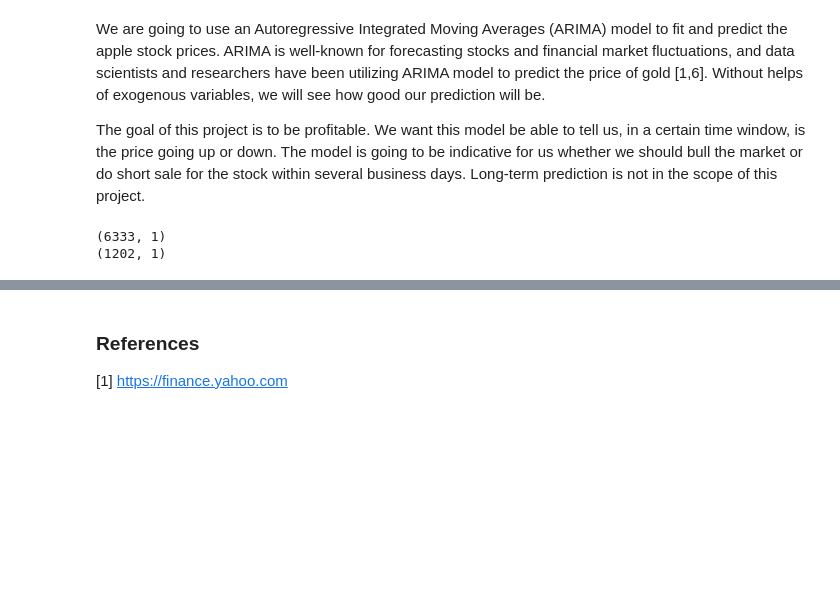
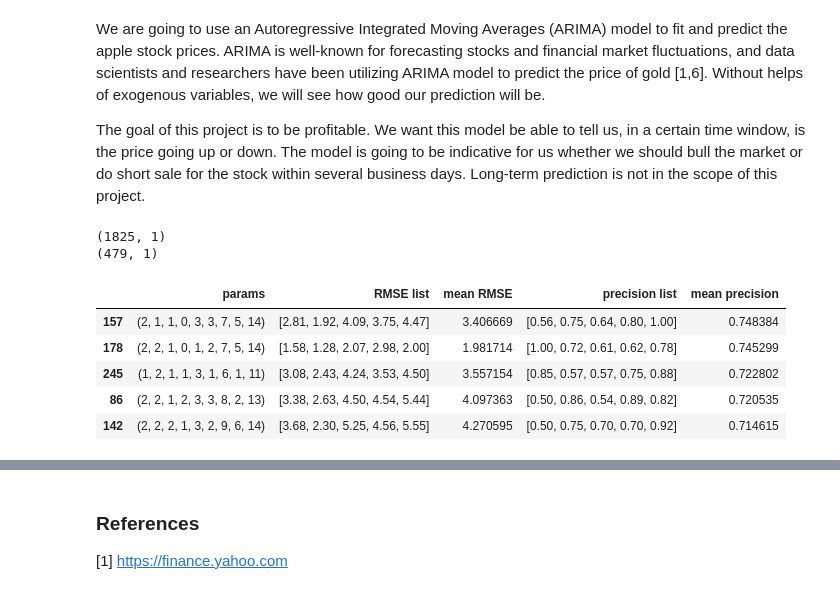
Before and after one commit to corrimare/stock, a Jupyter notebook: apple.ipynb, the cells around one changed output, grey strips where cells are left out. Cells and saved outputs as stored; diff of their text form; code cells hidden in the pictures; blank space fills up the shorter version.

```diff
--- a/apple.ipynb
+++ b/apple.ipynb
@@ -262,55 +262,61 @@ The goal of this project is to be profitable. We want this model be able to tell
 ####################################################
 # Fill missing dates
 ####################################################
-Y=apple[['open']]
+Y=apple[['open']].loc[pd.to_datetime("2015", format='%Y'):]
 Y=Y.resample('D').ffill()
-Y.tail()
 ###############################################
 # Train-test split
 ###############################################
-y_train=Y.loc[Y.index<pd.to_datetime("2018", format='%Y')]
-y_test=Y.loc[Y.index>=pd.to_datetime("2018", format='%Y')]
+y_train=Y.loc[Y.index<pd.to_datetime("2020", format='%Y')]
+y_test=Y.loc[Y.index>=pd.to_datetime("2020", format='%Y')]
 print(y_train.shape)
 print(y_test.shape)
 # %% [output]
-(6333, 1)
-(1202, 1)
+(1825, 1)
+(479, 1)
 # %%
 ##########################################################################################
 # Use train set to do cross validation hyperparameter tunning - random search
 ##########################################################################################
-random.seed(3)
+random.seed(6)
 #################################################
 # params=(p, d, q, P, D, Q, s, weekday, interval)
 #################################################
 PARAMS=list(set([(
     random.sample([1, 2], 1)[0], random.sample([1, 2], 1)[0],
     random.sample([1, 2], 1)[0], random.sample([0, 1, 2, 3], 1)[0],
     random.sample([0, 1, 2, 3], 1)[0], random.sample([0, 1, 2, 3], 1)[0],
     random.sample([2, 3, 4, 5, 6, 7, 8, 9], 1)[0],
     random.sample([0, 1, 2, 3, 4, 5, 6], 1)[0],
-    random.sample([1, 2, 3, 4, 5, 6, 7, 8, 9, 10], 1)[0]) for i in range(100)]))
+    random.sample([1, 2, 3, 4, 5, 6, 7, 8, 9, 10, 11, 12, 13, 14], 1)[0]) for i in range(1000)]))
 results=pd.DataFrame(columns=['params', 'RMSE list', 'mean RMSE', 'precision list', 'mean precision'])
 index=0
 for params in tqdm.tqdm(PARAMS):
     try:
         RMSE_list=[]
         precision_list=[]
         for train_index, test_index in TimeSeriesSplit(n_splits=5).split(y_train):
             y_train_train, y_train_test=y_train.iloc[train_index], y_train.iloc[test_index]
             prices=sarimax_predict(y_train_train, y_train_test, params=params)
             RMSE_list.append(RMSE(prices))
             precision_list.append(precision(prices))
         results=results.append(pd.DataFrame({'params': [params],
                     'RMSE list': [['{:.2f}'.format(ele) for ele in RMSE_list]],
                     'mean RMSE': [np.mean(RMSE_list)],
                     'precision list': [['{:.2f}'.format(ele) for ele in precision_list]],
                     'mean precision': [np.mean(precision_list)]}, index=[index]))
         index+=1
     except:
         pass
 #####################################################
 results.sort_values(by=['mean precision', 'mean RMSE'], ascending=[False, True]).head()
+# %% [output]
+|  | params | RMSE list | mean RMSE | precision list | mean precision |
+| 157 | (2, 1, 1, 0, 3, 3, 7, 5, 14) | [2.81, 1.92, 4.09, 3.75, 4.47] | 3.406669 | [0.56, 0.75, 0.64, 0.80, 1.00] | 0.748384 |
+| 178 | (2, 2, 1, 0, 1, 2, 7, 5, 14) | [1.58, 1.28, 2.07, 2.98, 2.00] | 1.981714 | [1.00, 0.72, 0.61, 0.62, 0.78] | 0.745299 |
+| 245 | (1, 2, 1, 1, 3, 1, 6, 1, 11) | [3.08, 2.43, 4.24, 3.53, 4.50] | 3.557154 | [0.85, 0.57, 0.57, 0.75, 0.88] | 0.722802 |
+| 86 | (2, 2, 1, 2, 3, 3, 8, 2, 13) | [3.38, 2.63, 4.50, 4.54, 5.44] | 4.097363 | [0.50, 0.86, 0.54, 0.89, 0.82] | 0.720535 |
+| 142 | (2, 2, 2, 1, 3, 2, 9, 6, 14) | [3.68, 2.30, 5.25, 4.56, 5.55] | 4.270595 | [0.50, 0.75, 0.70, 0.70, 0.92] | 0.714615 |
 # %%
 ######################################
 # Apply the best model on test data
```
Also changed, not shown: parts of 19 cells of this notebook.
